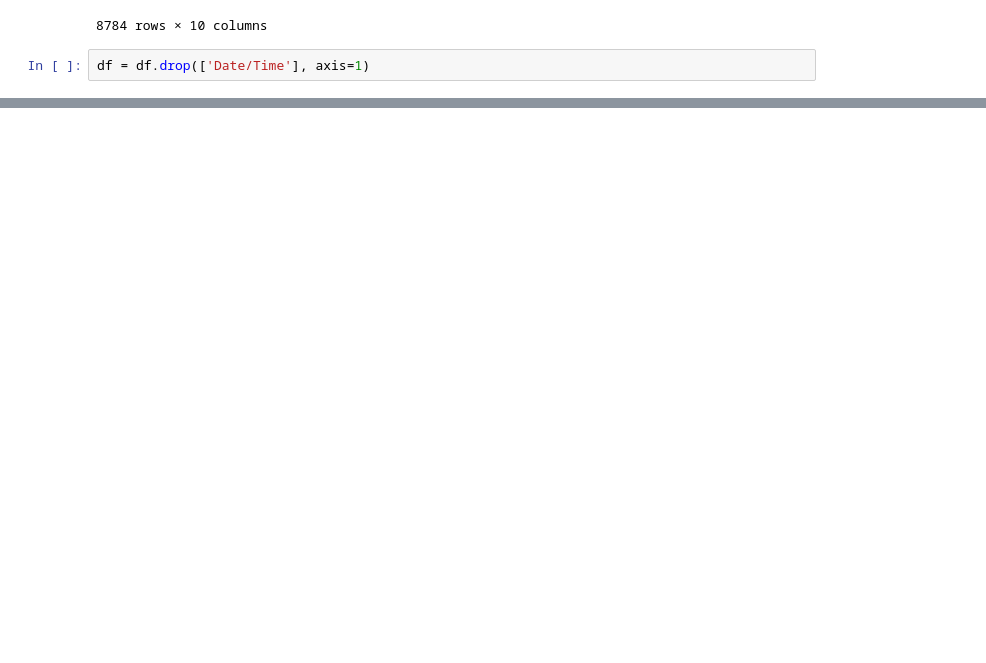
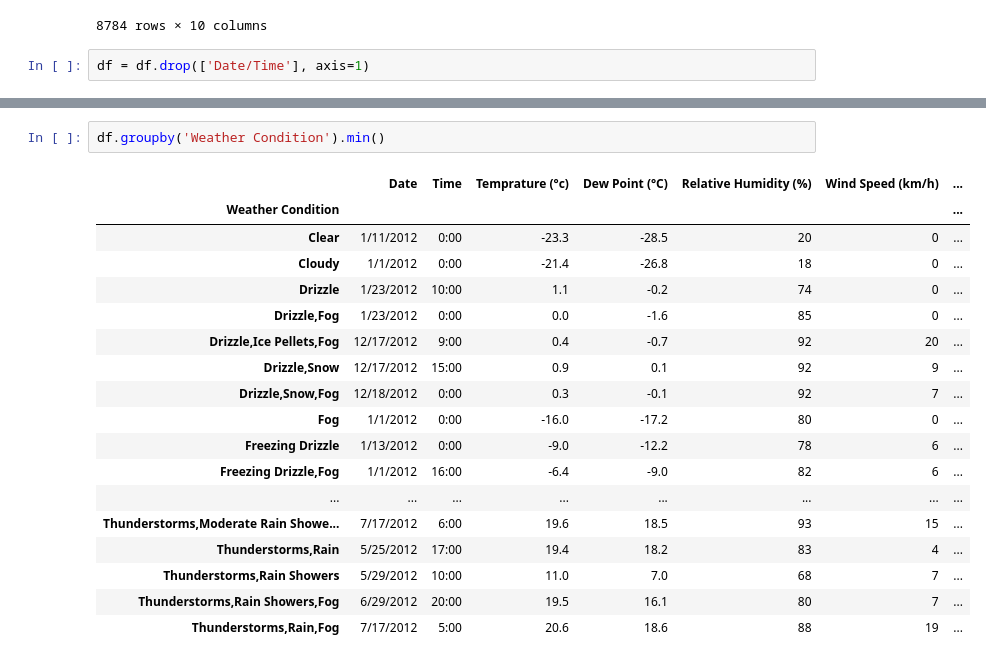
Before and after one commit to themohitbhatia/EDA, a Jupyter notebook: Weather Data/Main.ipynb, the cells around one changed output, grey strips where cells are left out. Saved outputs shown, nothing was run; the diff lists cells and outputs as text; blank space fills up the shorter version.

```diff
--- a/Weather Data/Main.ipynb
+++ b/Weather Data/Main.ipynb
@@ -345,0 +455,21 @@ df
+# %%
+df.groupby('Weather Condition').min()
+# %% [output]
+|  | Date | Time | Temprature (°c) | Dew Point (°C) | Relative Humidity (%) | Wind Speed (km/h) | ... |
+| Weather Condition |  |  |  |  |  |  | ... |
+| Clear | 1/11/2012 | 0:00 | -23.3 | -28.5 | 20 | 0 | ... |
+| Cloudy | 1/1/2012 | 0:00 | -21.4 | -26.8 | 18 | 0 | ... |
+| Drizzle | 1/23/2012 | 10:00 | 1.1 | -0.2 | 74 | 0 | ... |
+| Drizzle,Fog | 1/23/2012 | 0:00 | 0.0 | -1.6 | 85 | 0 | ... |
+| Drizzle,Ice Pellets,Fog | 12/17/2012 | 9:00 | 0.4 | -0.7 | 92 | 20 | ... |
+| Drizzle,Snow | 12/17/2012 | 15:00 | 0.9 | 0.1 | 92 | 9 | ... |
+| Drizzle,Snow,Fog | 12/18/2012 | 0:00 | 0.3 | -0.1 | 92 | 7 | ... |
+| Fog | 1/1/2012 | 0:00 | -16.0 | -17.2 | 80 | 0 | ... |
+| Freezing Drizzle | 1/13/2012 | 0:00 | -9.0 | -12.2 | 78 | 6 | ... |
+| Freezing Drizzle,Fog | 1/1/2012 | 16:00 | -6.4 | -9.0 | 82 | 6 | ... |
+| ... | ... | ... | ... | ... | ... | ... | ... |
+| Thunderstorms,Moderate Rain Showe... | 7/17/2012 | 6:00 | 19.6 | 18.5 | 93 | 15 | ... |
+| Thunderstorms,Rain | 5/25/2012 | 17:00 | 19.4 | 18.2 | 83 | 4 | ... |
+| Thunderstorms,Rain Showers | 5/29/2012 | 10:00 | 11.0 | 7.0 | 68 | 7 | ... |
+| Thunderstorms,Rain Showers,Fog | 6/29/2012 | 20:00 | 19.5 | 16.1 | 80 | 7 | ... |
+| Thunderstorms,Rain,Fog | 7/17/2012 | 5:00 | 20.6 | 18.6 | 88 | 19 | ... |
```
Also changed, not shown: parts of 25 cells of this notebook.
